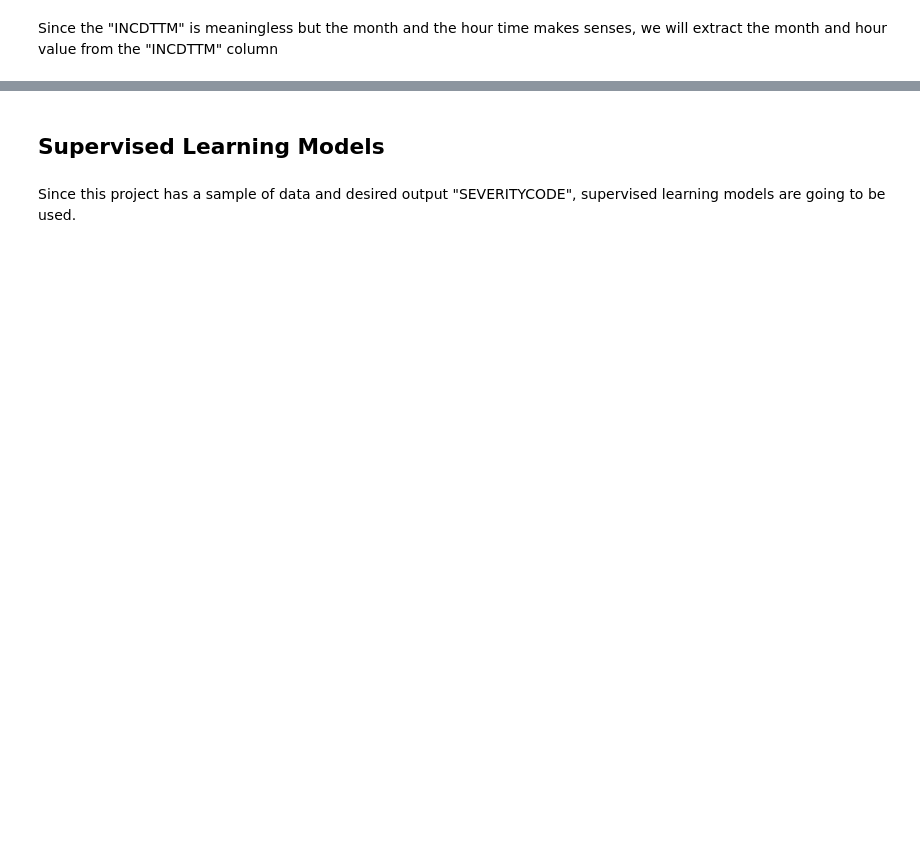
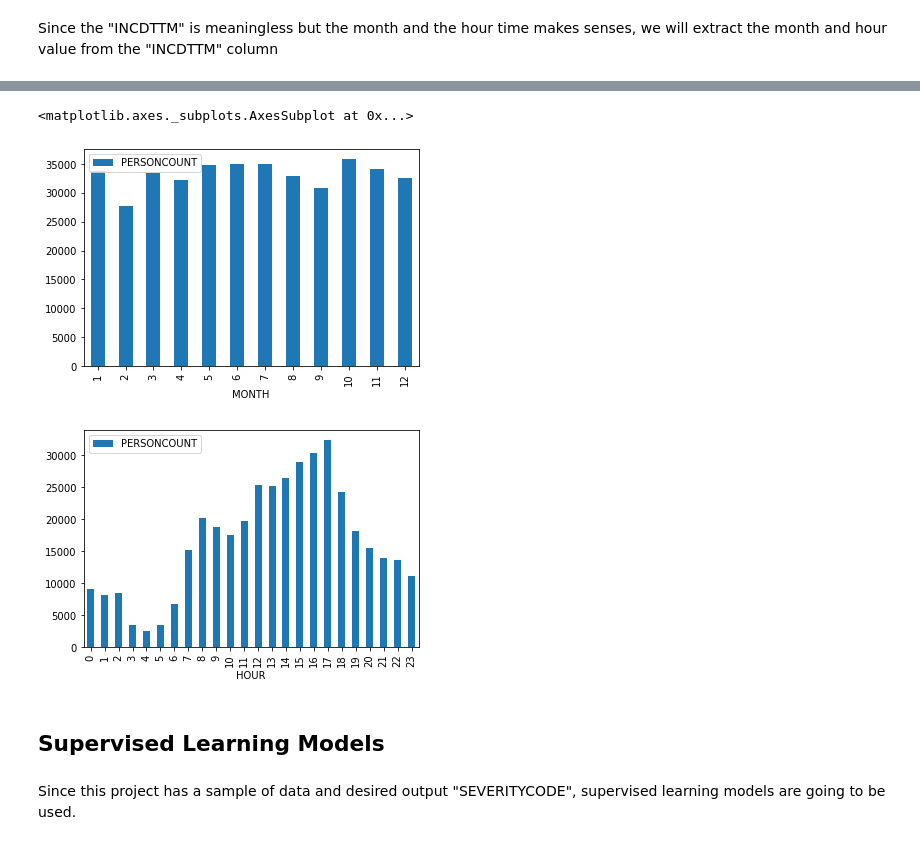
Before and after one commit to lqian100-su/Coursera_Capstone, a Jupyter notebook: Capstone.ipynb, the cells around one changed output, grey strips where cells are left out. Drawn from its saved outputs; the diff is of its cells as text; code cells hidden in the pictures; blank space fills up the shorter version.

```diff
--- a/Capstone.ipynb
+++ b/Capstone.ipynb
@@ -91,7 +91,7 @@ droplist = ['X','Y','OBJECTID', 'INCKEY', 'COLDETKEY', 'REPORTNO','STATUS', 'INT
             'LOCATION', 'EXCEPTRSNDESC', 'SEVERITYCODE.1', 'SEVERITYDESC', 'PEDCOUNT', 'PEDCYLCOUNT',
             'INCDATE','JUNCTIONTYPE', 'SDOT_COLCODE', 'SDOT_COLDESC','INATTENTIONIND', 'WEATHER',
             'PEDROWNOTGRNT', 'SDOTCOLNUM', 'SPEEDING', 'ST_COLDESC','SEGLANEKEY', 'CROSSWALKKEY',
-            'HITPARKEDCAR']
+            'HITPARKEDCAR',"ST_COLCODE"]
 for i in droplist:
     del df[i]
 print(df.shape)
@@ -186,2 +134,14 @@ df.head()
 # %% [markdown]
 Since the "INCDTTM" is meaningless but the month and the hour time makes senses, we will extract the month and hour value from the "INCDTTM" column
+# %%
+df["INCDTTM"]=df["INCDTTM"].str[:50]
+df[["MDY","TIME"]]=df["INCDTTM"].str.split(" ", expand=True)
+df[["MONTH","day","year"]]=df["MDY"].str.split("/", expand=True)
+df[["HOUR","minutes"]]=df["TIME"].str.split(":", expand=True)
+list2 = ["INCDTTM","MDY","TIME","day","year","minutes"]
+for i in list2:
+    df.drop(i,axis=1,inplace=True)
+# %%
+# drop the rows which dont have the hour information, total 25418 rows
+df = df.dropna(axis=0)
+df.shape
@@ -187,0 +166,10 @@ Since the "INCDTTM" is meaningless but the month and the hour time makes senses,
+# %%
+# Convert Date from str to int type
+df=df.astype({"UNDERINFL":str, "MONTH":int, "HOUR":int})
+# %%
+df[["MONTH", "PERSONCOUNT"]].groupby("MONTH").sum().plot(kind="bar")
+df[["HOUR", "PERSONCOUNT"]].groupby("HOUR").sum().plot(kind="bar")
+# %% [output]
+<matplotlib.axes._subplots.AxesSubplot at 0x...>
+[figure, added]
+[figure, added]
```
Also changed, not shown: parts of 24 cells of this notebook, 3 other files.
